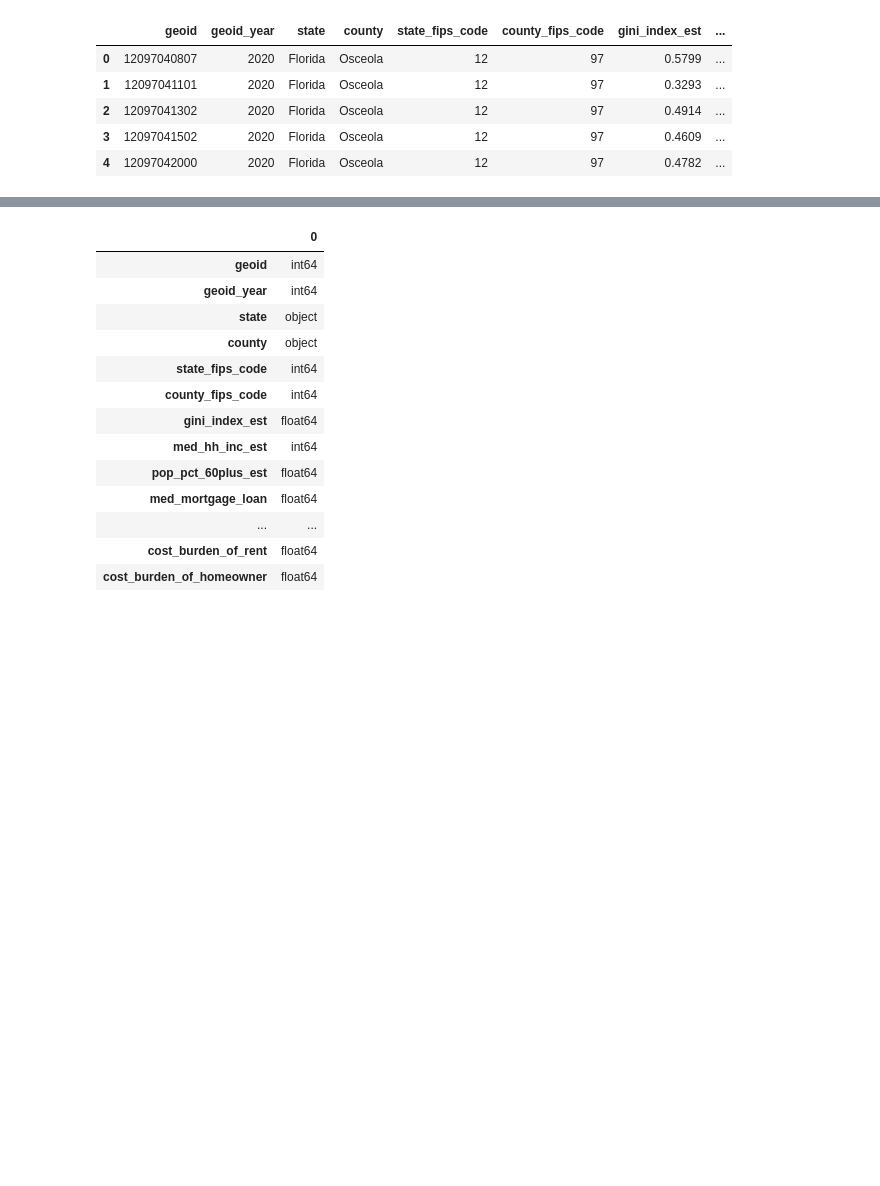
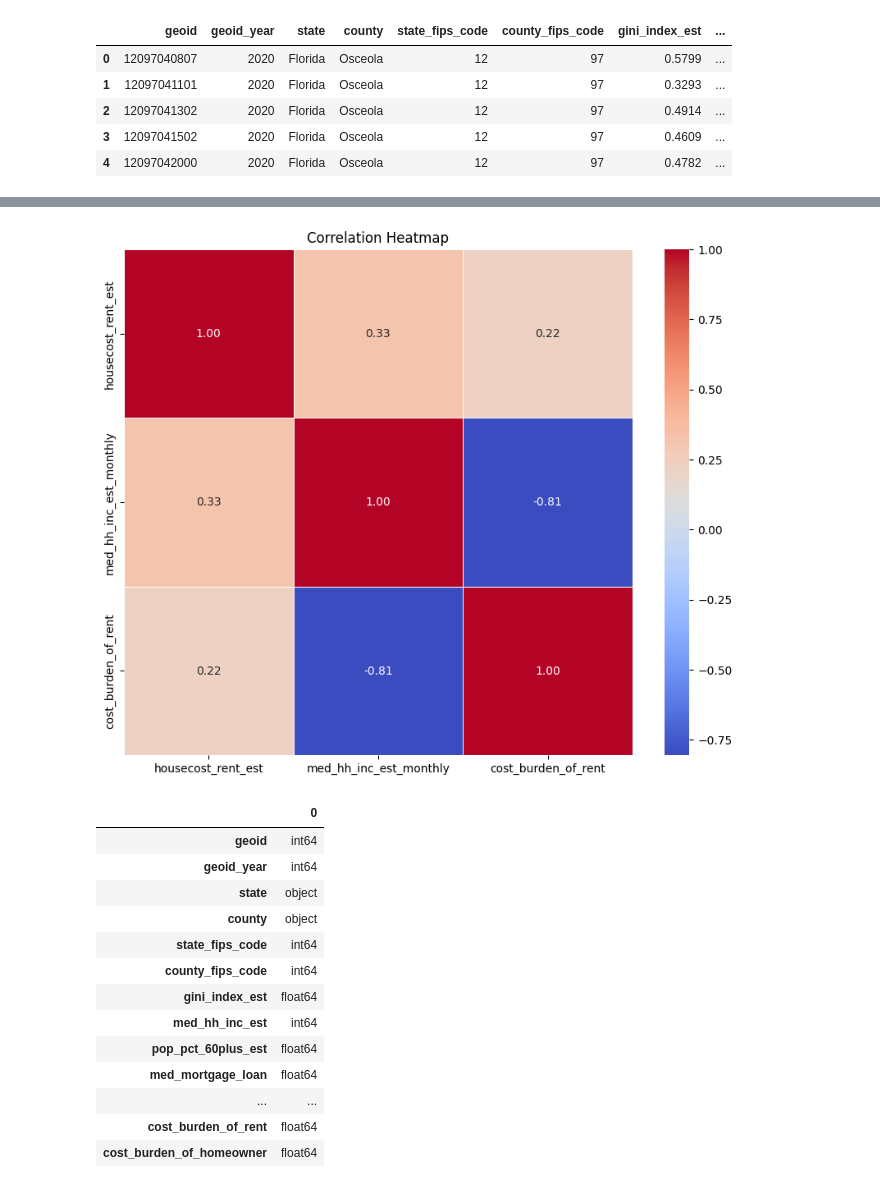
Before and after one commit to datakind/datakit-housing-fall-2024, a Jupyter notebook: challenge-2/DataKind_HousingProject.ipynb, the cells around one changed output, grey strips where cells are left out. Saved outputs shown, nothing was run; the diff lists cells and outputs as text; code cells hidden in the pictures; blank space fills up the shorter version.

Commit message:
updated with correlation stats

```diff
--- a/challenge-2/DataKind_HousingProject.ipynb
+++ b/challenge-2/DataKind_HousingProject.ipynb
@@ -172,3 +180,22 @@ merged_df.head()
+# %%
+#@title Create Correlation Matrix
+
+
+# Create a correlation matrix
+stats_df = merged_df.drop(columns=['geoid', 'geoid_year', 'state', 'county', 'state_fips_code',
+       'county_fips_code', 'gini_index_est', 'med_hh_inc_est','housecost_owner_est','cost_burden_of_homeowner',
+       'pop_pct_60plus_est', 'med_mortgage_loan','county_fips_code', 'INTPTLON', 'INTPTLAT','%_of_AMI'])
+stats_df.head()
+corr = stats_df.corr(method ='pearson')
+corr
+
+# correlation heatmap
+plt.figure(figsize=(10, 8))
+sns.heatmap(corr, annot=True, fmt='.2f',cmap='coolwarm',linewidth=.5)
+plt.title('Correlation Heatmap')
+plt.show()
+# %% [output]
+[figure, added]
 # %%
 #verifying dataframe column types
 merged_df.dtypes
```
Also changed, not shown: parts of 1 cell of this notebook.
